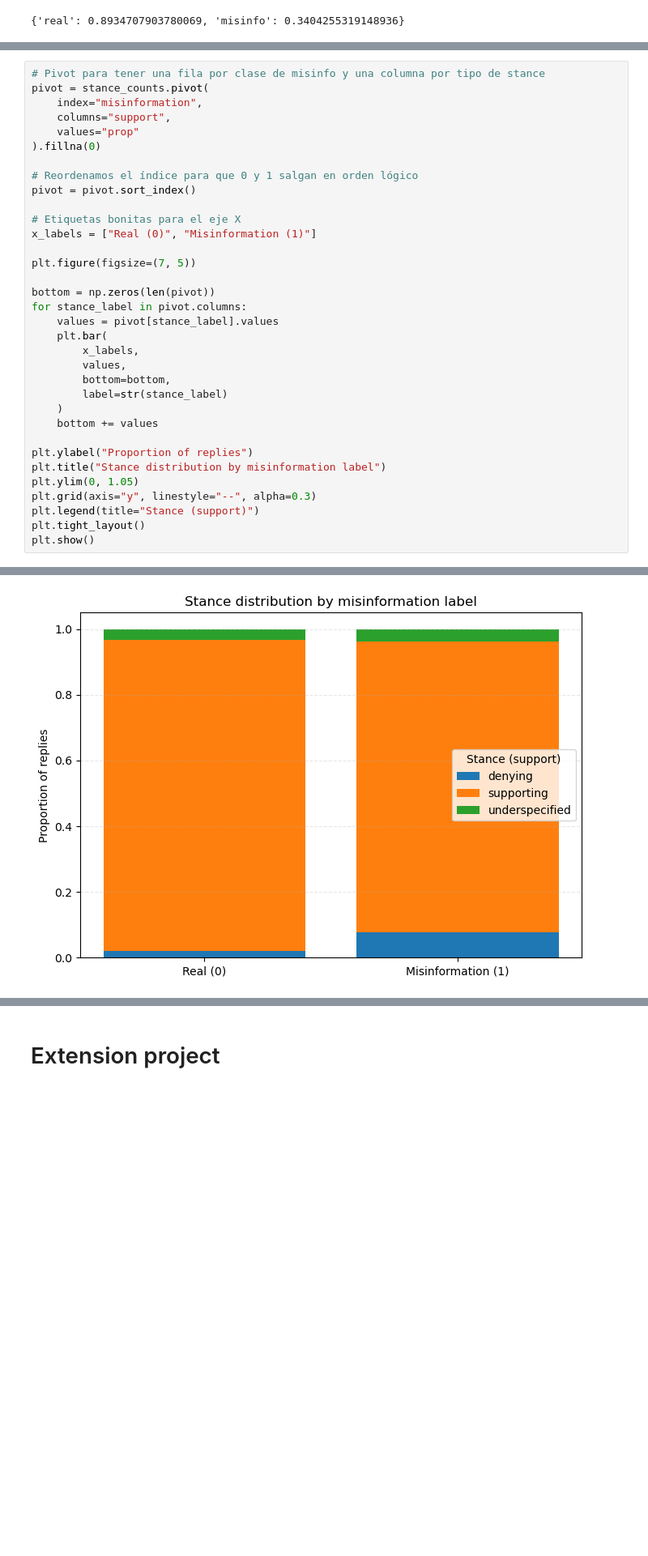
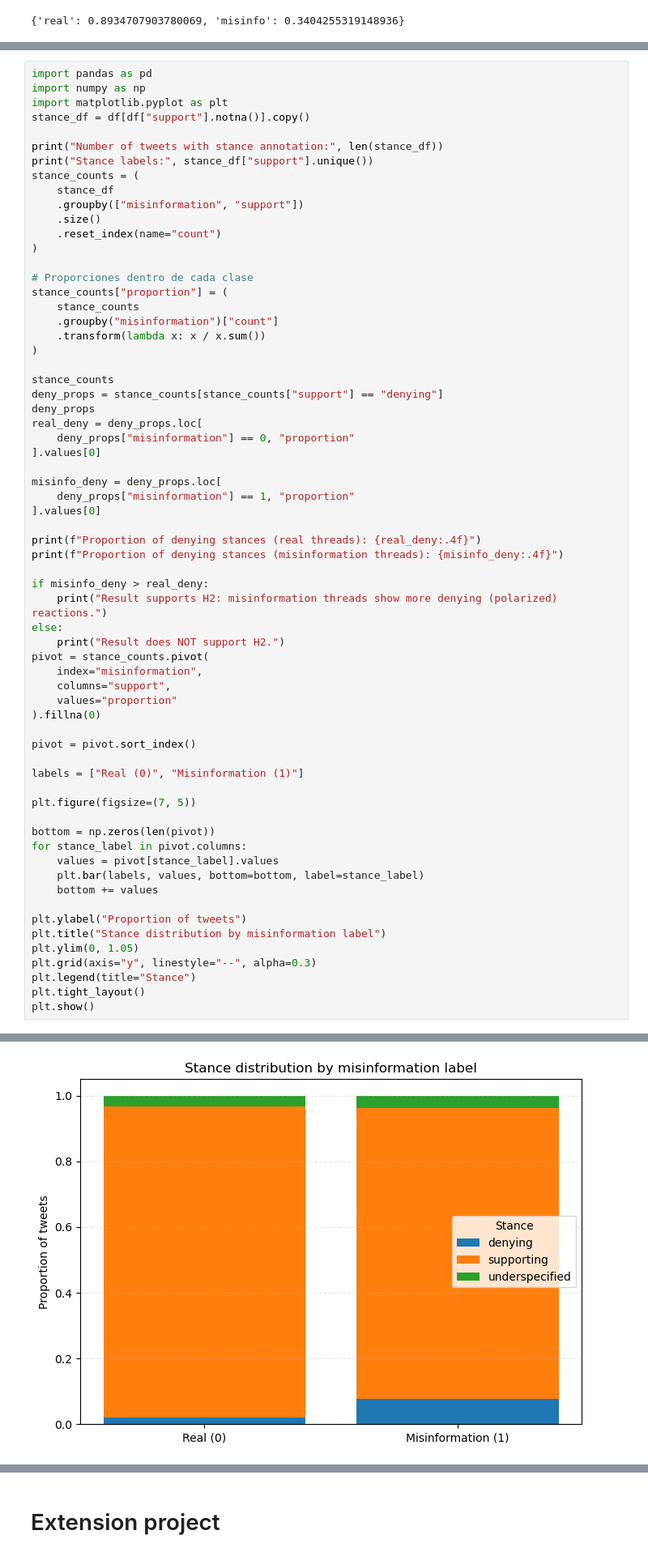
Before and after one commit to LucasCharb/Data_Project, a Jupyter notebook: Project.ipynb, the cells around one changed output, grey strips where cells are left out. Shown at 81% size. Drawn from its saved outputs; the diff is of its cells as text; blank space fills up the shorter version.

```diff
--- a/Project.ipynb
+++ b/Project.ipynb
@@ -1769,35 +1763,66 @@ features alone.
 # %%
-# Pivot para tener una fila por clase de misinfo y una columna por tipo de stance
+import pandas as pd
+import numpy as np
+import matplotlib.pyplot as plt
+stance_df = df[df["support"].notna()].copy()
+
+print("Number of tweets with stance annotation:", len(stance_df))
+print("Stance labels:", stance_df["support"].unique())
+stance_counts = (
+    stance_df
+    .groupby(["misinformation", "support"])
+    .size()
+    .reset_index(name="count")
+)
+
+# Proporciones dentro de cada clase
+stance_counts["proportion"] = (
+    stance_counts
+    .groupby("misinformation")["count"]
+    .transform(lambda x: x / x.sum())
+)
+
+stance_counts
+deny_props = stance_counts[stance_counts["support"] == "denying"]
+deny_props
+real_deny = deny_props.loc[
+    deny_props["misinformation"] == 0, "proportion"
+].values[0]
+
+misinfo_deny = deny_props.loc[
+    deny_props["misinformation"] == 1, "proportion"
+].values[0]
+
+print(f"Proportion of denying stances (real threads): {real_deny:.4f}")
+print(f"Proportion of denying stances (misinformation threads): {misinfo_deny:.4f}")
+
+if misinfo_deny > real_deny:
+    print("Result supports H2: misinformation threads show more denying (polarized) reactions.")
+else:
+    print("Result does NOT support H2.")
 pivot = stance_counts.pivot(
     index="misinformation",
     columns="support",
-    values="prop"
+    values="proportion"
 ).fillna(0)
 
-# Reordenamos el índice para que 0 y 1 salgan en orden lógico
 pivot = pivot.sort_index()
 
-# Etiquetas bonitas para el eje X
-x_labels = ["Real (0)", "Misinformation (1)"]
+labels = ["Real (0)", "Misinformation (1)"]
 
 plt.figure(figsize=(7, 5))
 
 bottom = np.zeros(len(pivot))
 for stance_label in pivot.columns:
     values = pivot[stance_label].values
-    plt.bar(
-        x_labels,
-        values,
-        bottom=bottom,
-        label=str(stance_label)
-    )
+    plt.bar(labels, values, bottom=bottom, label=stance_label)
     bottom += values
 
-plt.ylabel("Proportion of replies")
+plt.ylabel("Proportion of tweets")
 plt.title("Stance distribution by misinformation label")
 plt.ylim(0, 1.05)
 plt.grid(axis="y", linestyle="--", alpha=0.3)
-plt.legend(title="Stance (support)")
+plt.legend(title="Stance")
 plt.tight_layout()
 plt.show()
 # %% [output]
@@ -1804,4 +1834,4 @@ plt.show()
-[figure, old version]
+[figure, new version]
 # %% [markdown]
 ### Stance dynamics and polarization
 
```
Also changed, not shown: parts of 5 cells of this notebook.
